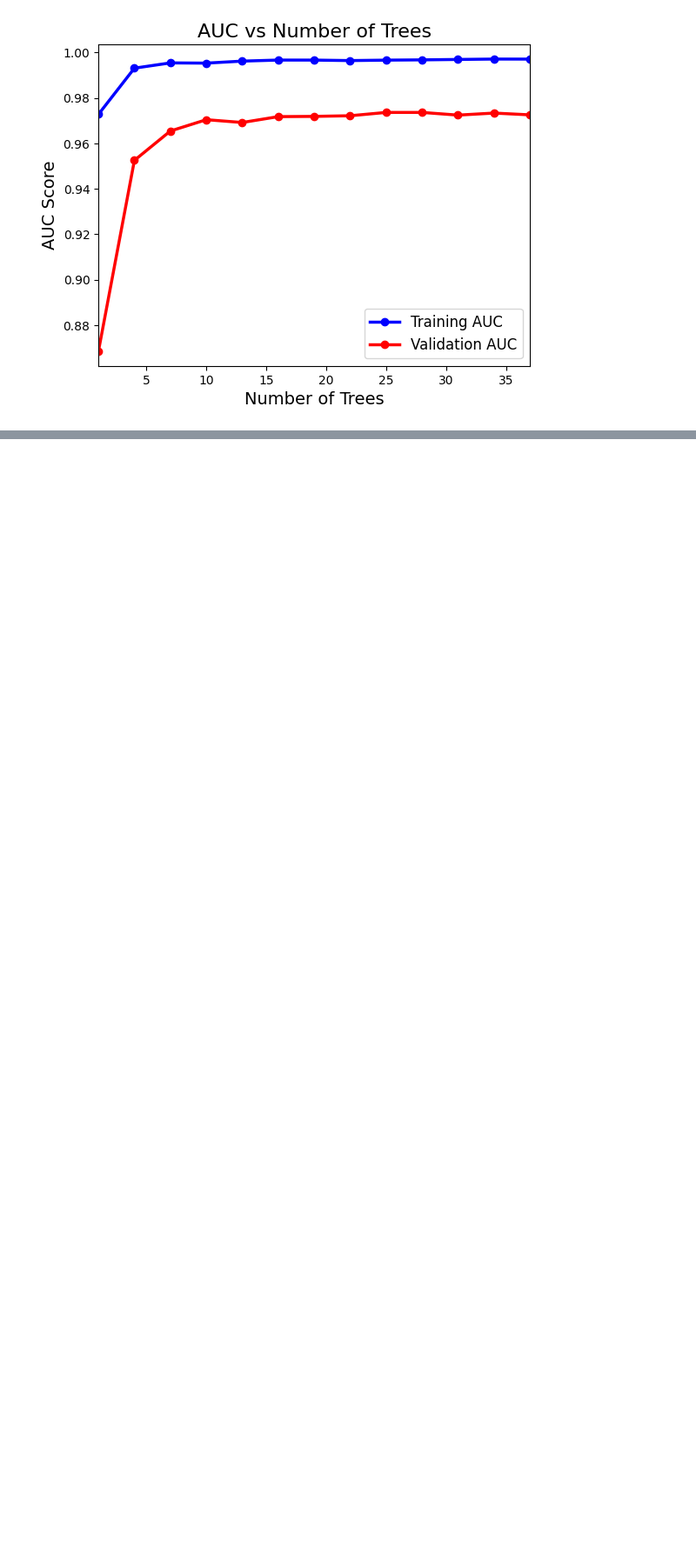
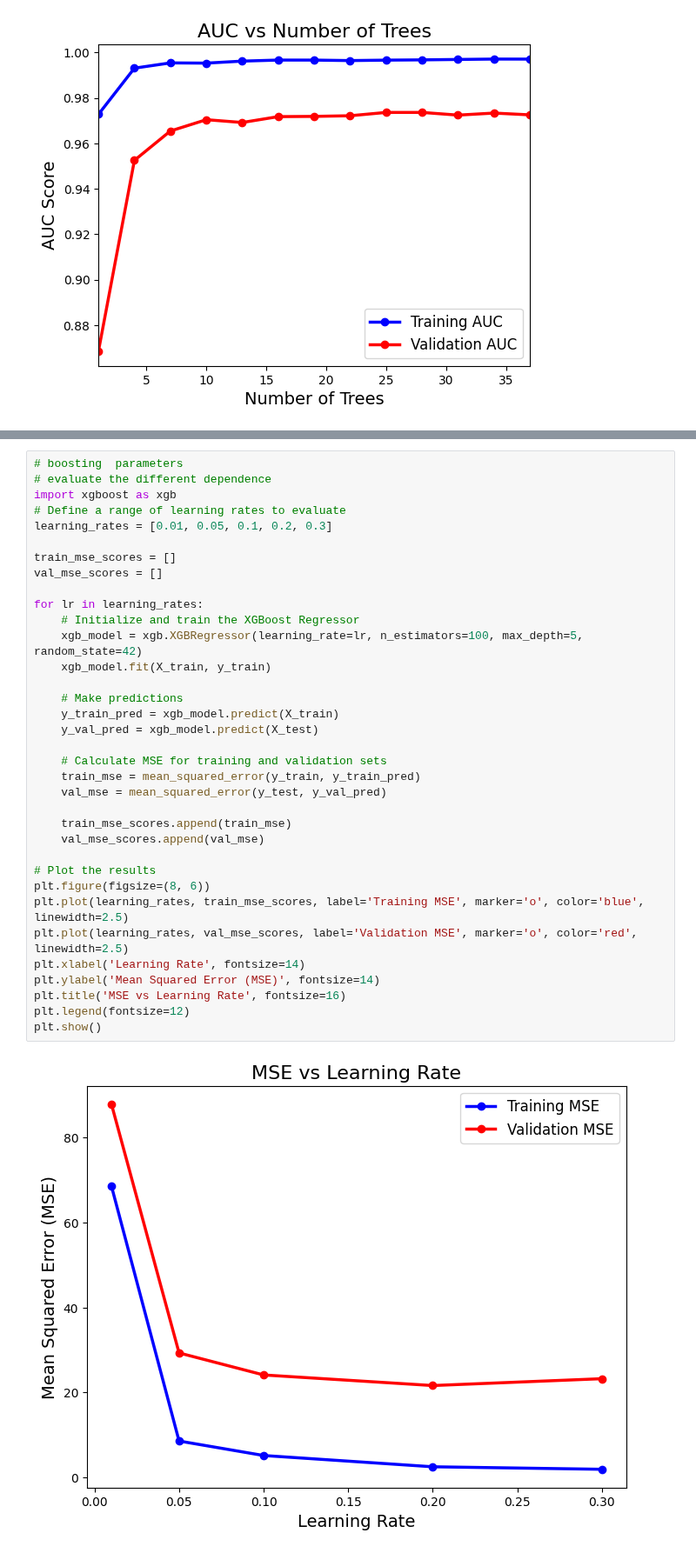
Before and after one commit to Wanwan-Laang/MSE598, a Jupyter notebook: Week10.ipynb, the cells around one changed output, grey strips where cells are left out. Shown at 87% size. Cells and saved outputs as stored; diff of their text form; blank space fills up the shorter version.

```diff
--- a/Week10.ipynb
+++ b/Week10.ipynb
@@ -314,0 +320,37 @@ from sklearn.metrics import mean_squared_error
+# %%
+# boosting  parameters
+# evaluate the different dependence
+import xgboost as xgb
+# Define a range of learning rates to evaluate
+learning_rates = [0.01, 0.05, 0.1, 0.2, 0.3]
+
+train_mse_scores = []
+val_mse_scores = []
+
+for lr in learning_rates:
+    # Initialize and train the XGBoost Regressor
+    xgb_model = xgb.XGBRegressor(learning_rate=lr, n_estimators=100, max_depth=5, random_state=42)
+    xgb_model.fit(X_train, y_train)
+
+    # Make predictions
+    y_train_pred = xgb_model.predict(X_train)
+    y_val_pred = xgb_model.predict(X_test)
+
+    # Calculate MSE for training and validation sets
+    train_mse = mean_squared_error(y_train, y_train_pred)
+    val_mse = mean_squared_error(y_test, y_val_pred)
+
+    train_mse_scores.append(train_mse)
+    val_mse_scores.append(val_mse)
+
+# Plot the results
+plt.figure(figsize=(8, 6))
+plt.plot(learning_rates, train_mse_scores, label='Training MSE', marker='o', color='blue', linewidth=2.5)
+plt.plot(learning_rates, val_mse_scores, label='Validation MSE', marker='o', color='red', linewidth=2.5)
+plt.xlabel('Learning Rate', fontsize=14)
+plt.ylabel('Mean Squared Error (MSE)', fontsize=14)
+plt.title('MSE vs Learning Rate', fontsize=16)
+plt.legend(fontsize=12)
+plt.show()
+# %% [output]
+[figure, added]
```
Also changed, not shown: parts of 2 cells of this notebook.
